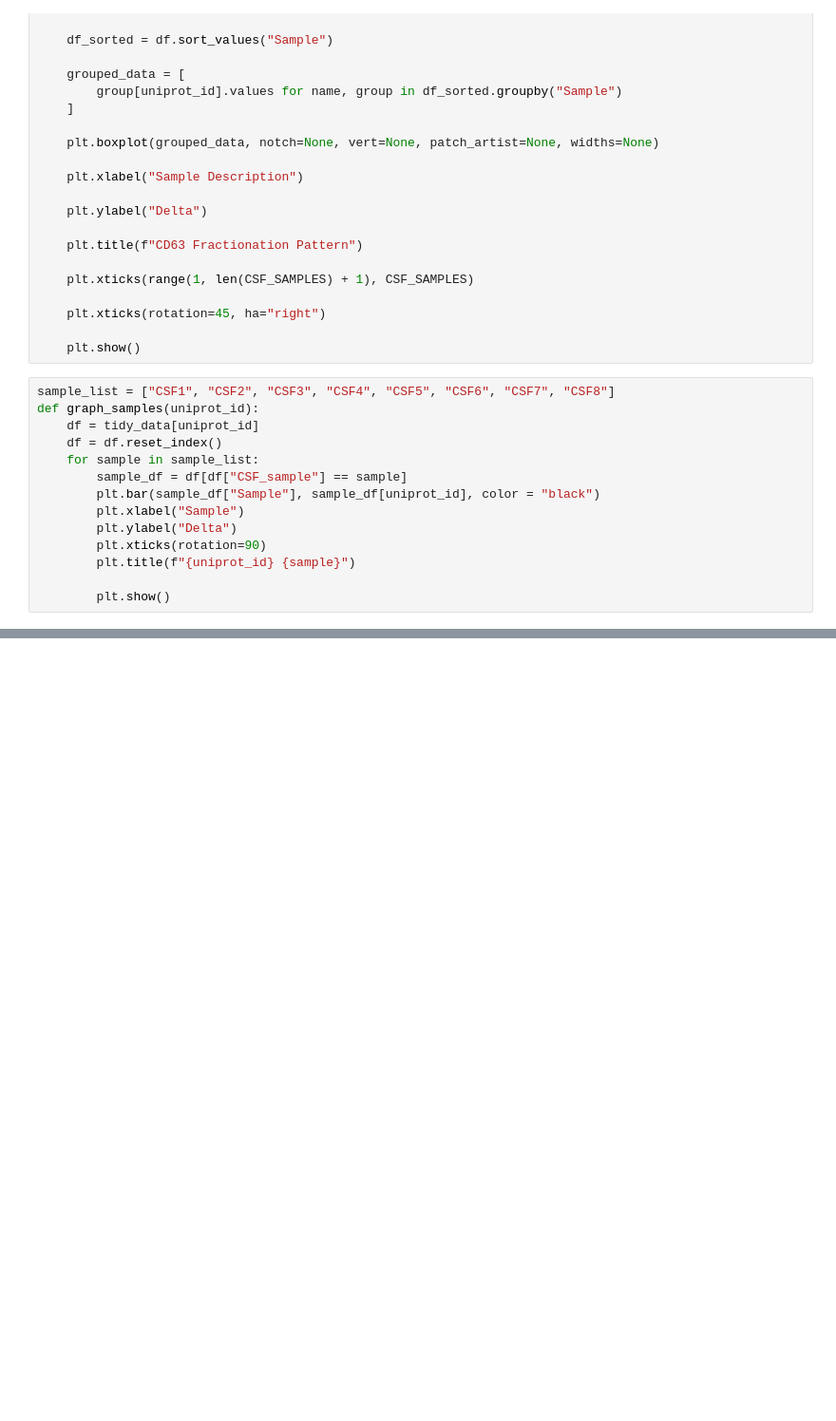
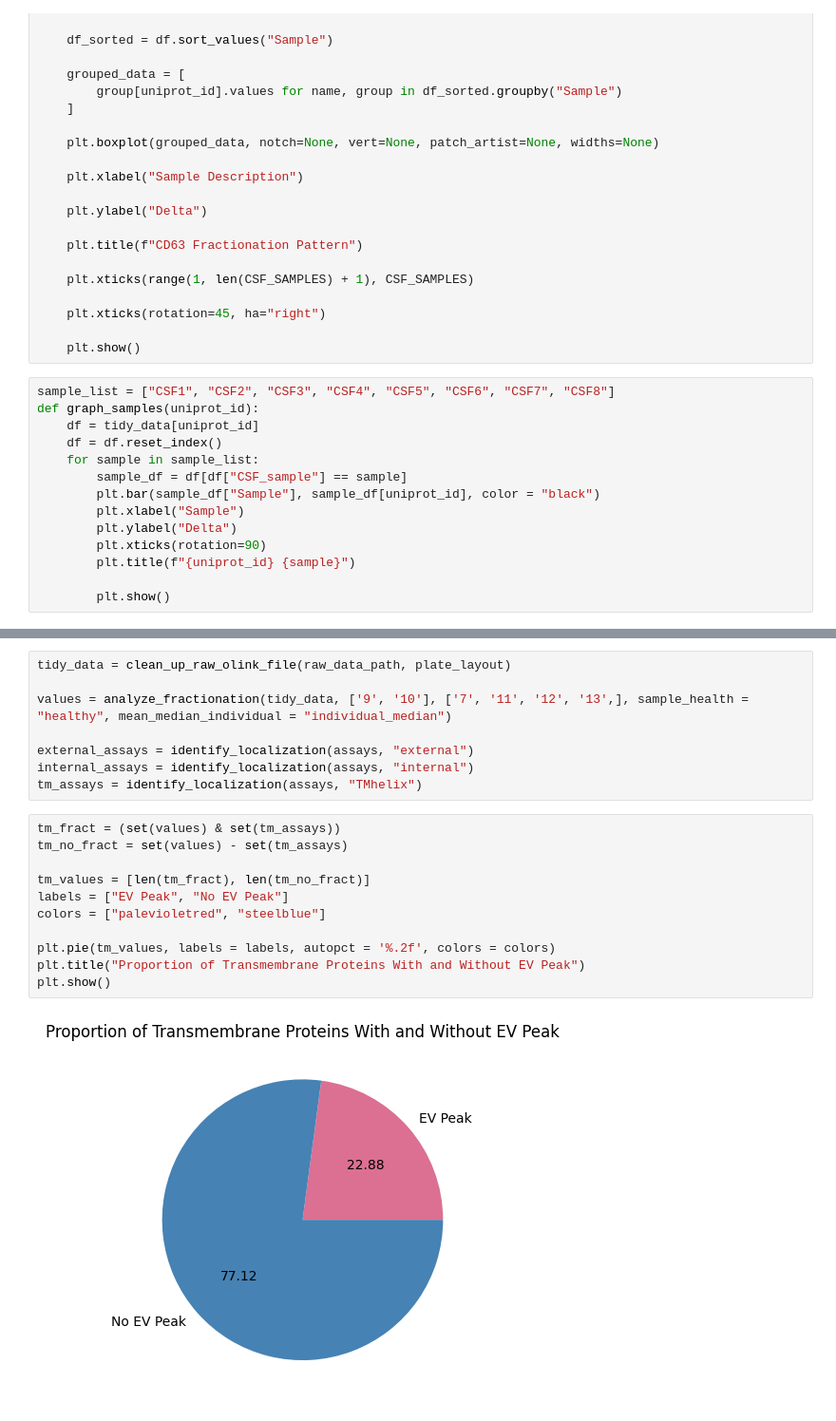
Before and after one commit to Walt-Lab/bdev_mass_spec, a Jupyter notebook: 10_analysis.ipynb, the cells around one changed output, grey strips where cells are left out. Shown at 95% size. Drawn from its saved outputs; the diff is of its cells as text; blank space fills up the shorter version.

```diff
--- a/10_analysis.ipynb
+++ b/10_analysis.ipynb
@@ -801,0 +731,21 @@ graph_samples("P08962")
+# %%
+tidy_data = clean_up_raw_olink_file(raw_data_path, plate_layout)
+
+values = analyze_fractionation(tidy_data, ['9', '10'], ['7', '11', '12', '13',], sample_health = "healthy", mean_median_individual = "individual_median")
+
+external_assays = identify_localization(assays, "external")
+internal_assays = identify_localization(assays, "internal")
+tm_assays = identify_localization(assays, "TMhelix")
+# %%
+tm_fract = (set(values) & set(tm_assays))
+tm_no_fract = set(values) - set(tm_assays)
+
+tm_values = [len(tm_fract), len(tm_no_fract)]
+labels = ["EV Peak", "No EV Peak"]
+colors = ["palevioletred", "steelblue"]
+
+plt.pie(tm_values, labels = labels, autopct = '%.2f', colors = colors)
+plt.title("Proportion of Transmembrane Proteins With and Without EV Peak")
+plt.show()
+# %% [output]
+[figure, added]
```
Also changed, not shown: parts of 16 cells of this notebook, 26 other files.
